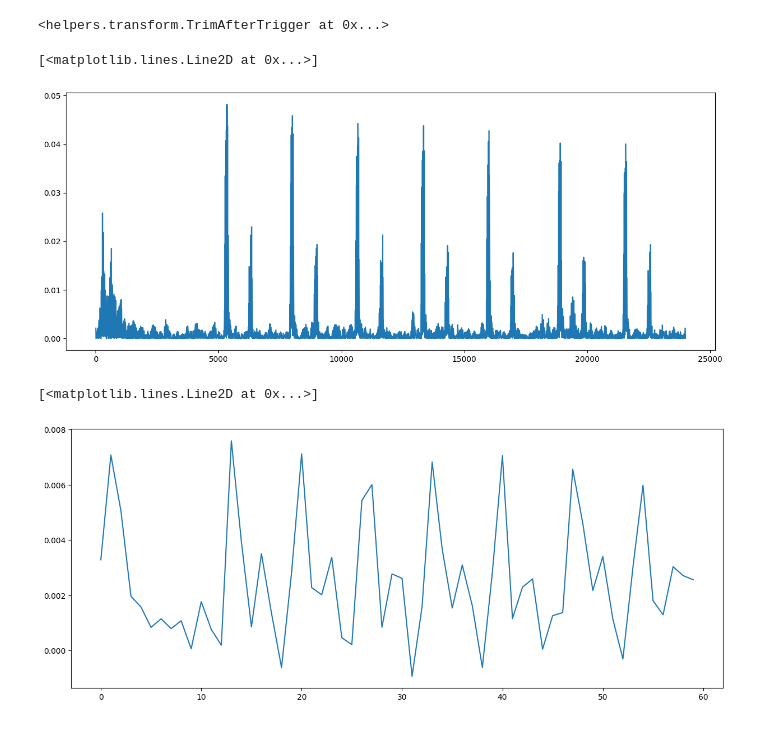
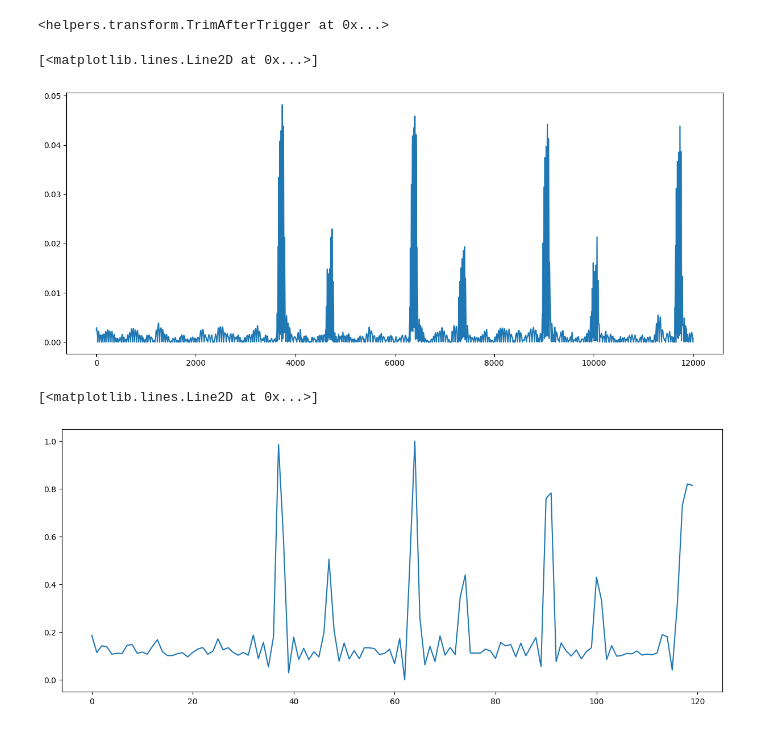
Before and after one commit to Afroefras/coratech, a Jupyter notebook: notebooks/SAM/sam_stethos.ipynb, the cells around one changed output. Drawn from its saved outputs; the diff is of its cells as text; code cells hidden in the pictures.

```diff
--- a/notebooks/SAM/sam_stethos.ipynb
+++ b/notebooks/SAM/sam_stethos.ipynb
@@ -7,14 +8,14 @@ from helpers.path_utils import get_base_dir
 from helpers.transform import TrimAfterTrigger, min_max_scale
 from helpers.plot import plot_wavelet_spectrogram, plot_audio_fft
 # %%
-AUDIO_NAME = "SAM-Normal Heart Sounds 90 BPM.wav"
+AUDIO_NAME = "SAM-Normal Heart Sounds 90 BPM (1).wav"
 
 audio_dir = get_base_dir().joinpath("data", "stethos", "SAM", AUDIO_NAME)
 
 audio, sample_rate = torchaudio.load(str(audio_dir))
 print("Sample rate: ", sample_rate)
 
-plot_wavelet_spectrogram(audio.numpy(), sample_rate)#, downsample_factor=1)
+plot_wavelet_spectrogram(audio.numpy(), sample_rate)  # , downsample_factor=1)
 plot_audio_fft(audio.numpy(), sample_rate)
 
 Audio(audio, rate=sample_rate, autoplay=True)
@@ -26,8 +27,8 @@ Sample rate:  4000
 # %% [markdown]
 # Snippet to detect hearbeats
 # %%
-SECS = 6
-cut_on = SECS*sample_rate
+SECS = 3
+cut_on = SECS * sample_rate
 snippet = audio[:, :cut_on].clone()
 audio.shape, snippet.shape
 # %% [output]
@@ -55,13 +56,14 @@ plt.figure(figsize=(15, 6))
 plt.plot(abs_snippet.squeeze())
 # %% [output]
 [<matplotlib.lines.Line2D at 0x...>]
-[figure, old version]
+[figure, new version]
 # %%
-DOWNSAMPLE_FACTOR = 400
-downsampled = tat.downsample_audio(abs_snippet, DOWNSAMPLE_FACTOR)
+DOWNSAMPLE_FACTOR = 100
+downsampled = tat.downsample_audio(abs_snippet, DOWNSAMPLE_FACTOR).copy()
+scaled = tat.scale_audio(Tensor(downsampled), scaler=min_max_scale).squeeze()
 
 plt.figure(figsize=(15, 6))
-plt.plot(downsampled.squeeze())
+plt.plot(scaled.squeeze())
 # %% [output]
 [<matplotlib.lines.Line2D at 0x...>]
-[figure, old version]
+[figure, new version]
```
Also changed, not shown: parts of 9 cells of this notebook.
